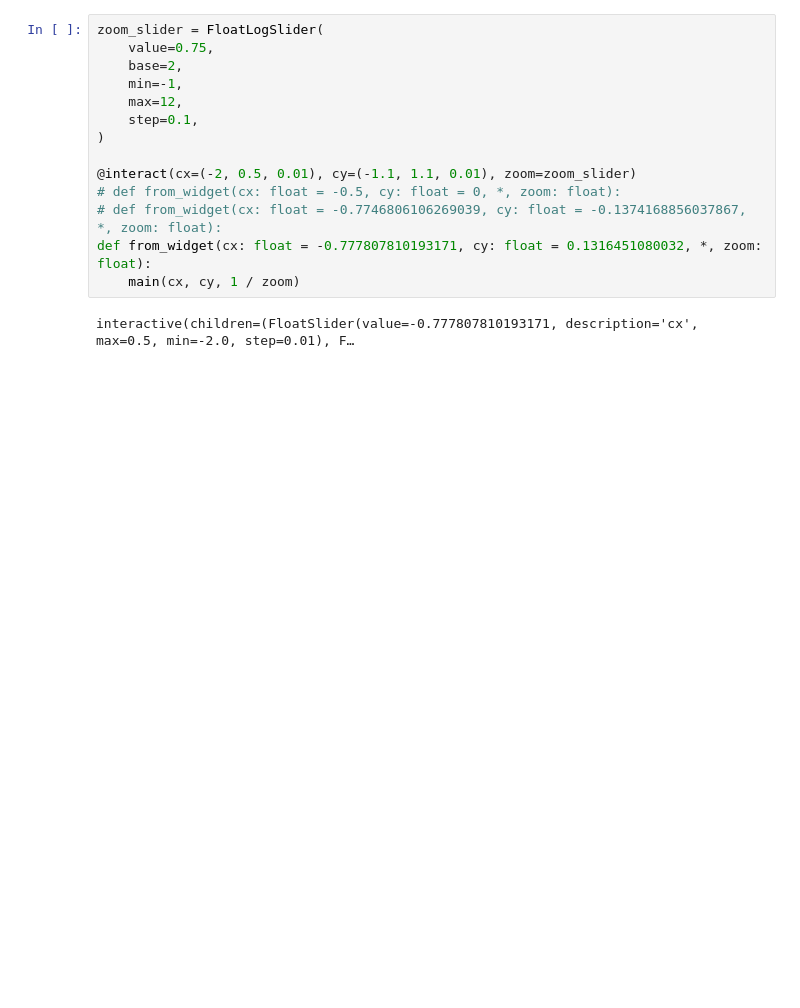
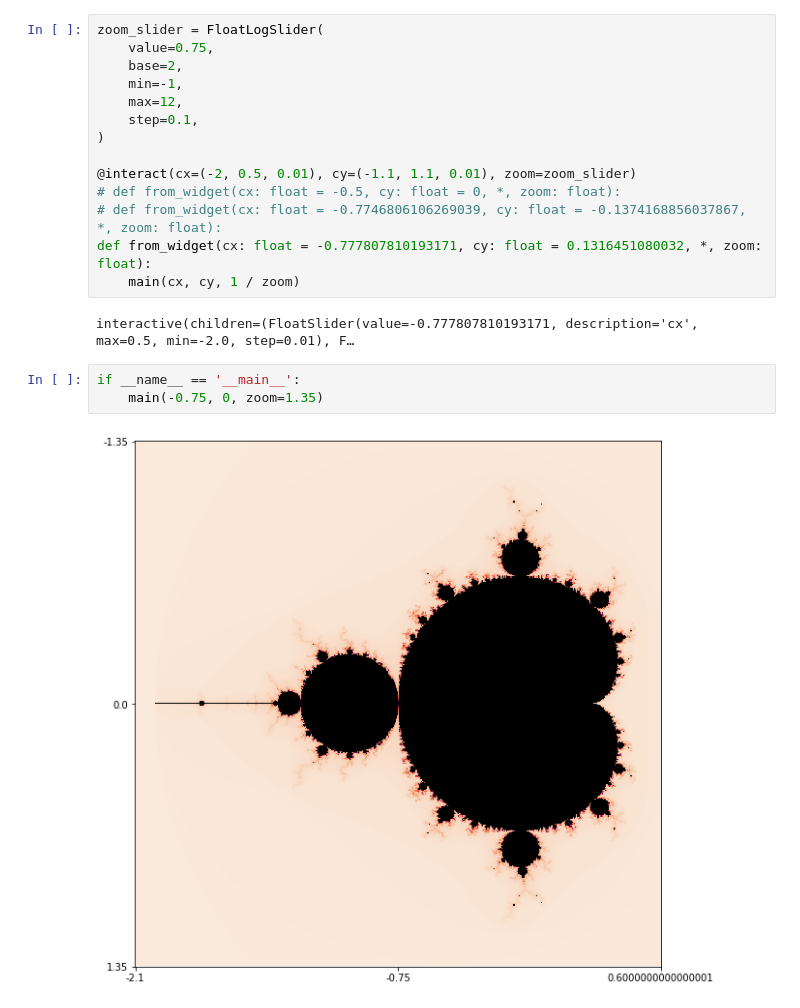
Before and after one commit to abionics/SomeFractals, a Jupyter notebook: mandelbrot_set/mandelbrot_set.ipynb, the cells around one changed output. Drawn from its saved outputs; the diff is of its cells as text; blank space fills up the shorter version.

```diff
--- a/mandelbrot_set/mandelbrot_set.ipynb
+++ b/mandelbrot_set/mandelbrot_set.ipynb
@@ -84,3 +84,8 @@ def from_widget(cx: float = -0.777807810193171, cy: float = 0.1316451080032, *,
     main(cx, cy, 1 / zoom)
 # %% [output]
 interactive(children=(FloatSlider(value=-0.777807810193171, description='cx', max=0.5, min=-2.0, step=0.01), F…
+# %%
+if __name__ == '__main__':
+    main(-0.75, 0, zoom=1.35)
+# %% [output]
+[figure, added]
```
Also changed, not shown: parts of 1 cell of this notebook, 2 other files.
